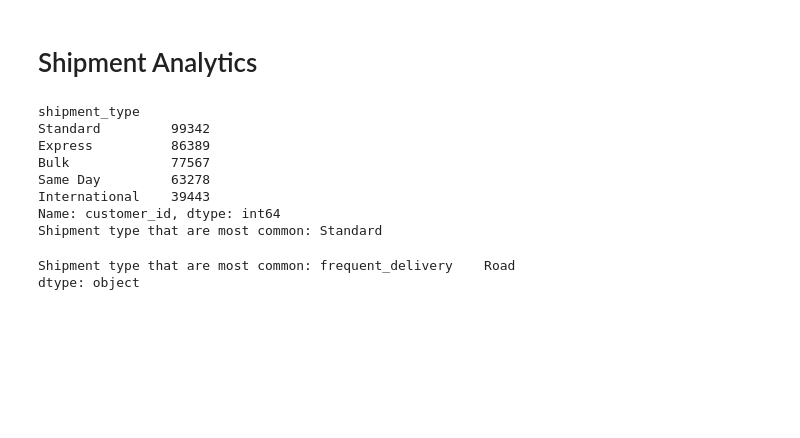
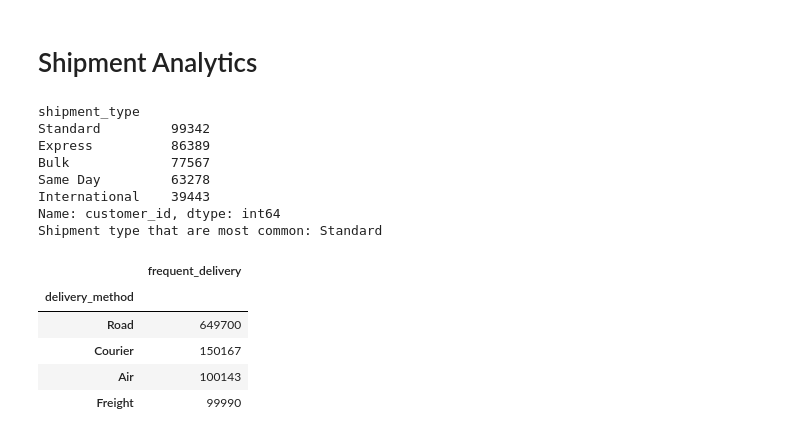
Before and after one commit to jilyanga2/Logistics-And-Delivery-Intelligence, a Jupyter notebook: feature-engineering.ipynb, the cells around one changed output. Cells and saved outputs as stored; diff of their text form; code cells hidden in the pictures; blank space fills up the shorter version.

```diff
--- a/feature-engineering.ipynb
+++ b/feature-engineering.ipynb
@@ -814,10 +825,12 @@ Shipment type that are most common: Standard
 # %%
-#Which delivery method are most frequently used?
-
-frequent_delivery = shipments_cleaned.groupby("delivery_method").agg(frequent_delivery=("delivery_method","count"))
+#8. Which delivery method are most frequently used?
+frequent_delivery = delship.groupby("delivery_method").agg(frequent_delivery=("delivery_id","count"))
 frequent_delivery.reset_index()
-frequent_delivery.sort_values(by='frequent_delivery', ascending=False).head(10)
-print("Shipment type that are most common:", frequent_delivery.idxmax())
+frequent_delivery.sort_values(by='frequent_delivery', ascending=False)
 # %% [output]
-Shipment type that are most common: frequent_delivery    Road
-dtype: object
+|  | frequent_delivery |
+| delivery_method |  |
+| Road | 649700 |
+| Courier | 150167 |
+| Air | 100143 |
+| Freight | 99990 |
```
Also changed, not shown: parts of 8 cells of this notebook.
